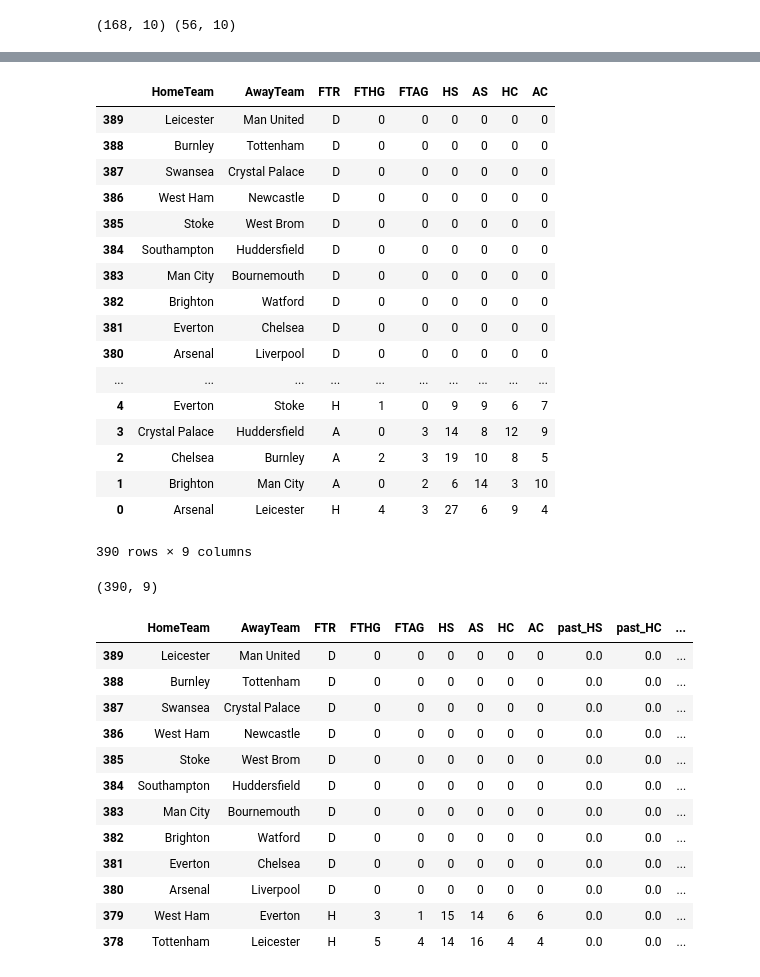
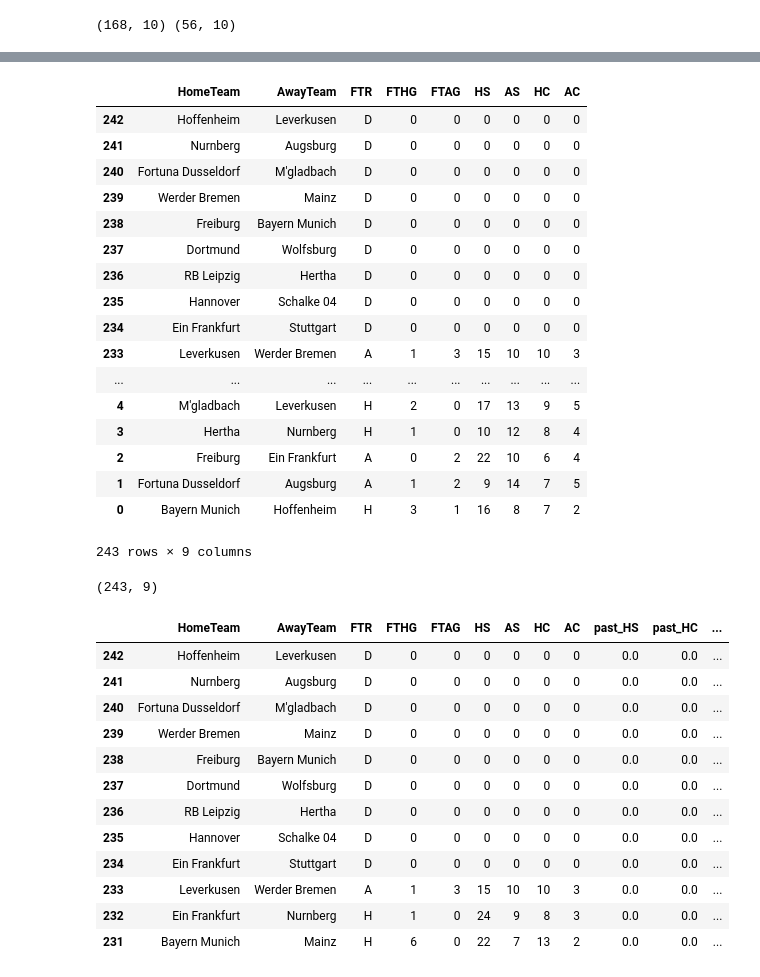
Before and after one commit to michaelbuchar/Bundesliga-Predictor, a Jupyter notebook: Bundesliga_Predictor_1819.ipynb, the cells around one changed output, grey strips where cells are left out. Saved outputs shown, nothing was run; the diff lists cells and outputs as text; code cells hidden in the pictures.

```diff
--- a/Bundesliga_Predictor_1819.ipynb
+++ b/Bundesliga_Predictor_1819.ipynb
@@ -474,45 +485,44 @@ feat_table.head()
 # %%
 # Adding next week fixtures
-new_fixtures = pd.DataFrame( [['Leicester','Man United','D',0,0,0,0,0,0],
-                             ['Burnley','Tottenham','D',0,0,0,0,0,0],
-                             ['Swansea','Crystal Palace','D',0,0,0,0,0,0],
-                             ['West Ham','Newcastle','D',0,0,0,0,0,0],
-                             ['Stoke','West Brom','D',0,0,0,0,0,0],
-                             ['Southampton','Huddersfield','D',0,0,0,0,0,0],
-                             ['Man City','Bournemouth','D',0,0,0,0,0,0],
-                             ['Brighton','Watford','D',0,0,0,0,0,0],
-                             ['Everton','Chelsea','D',0,0,0,0,0,0],
-                             ['Arsenal','Liverpool','D',0,0,0,0,0,0]],columns=feat_table.columns)
+new_fixtures = pd.DataFrame( [['Hoffenheim','Leverkusen','D',0,0,0,0,0,0],
+                             ['Nurnberg','Augsburg','D',0,0,0,0,0,0],
+                             ['Fortuna Dusseldorf',"M'gladbach",'D',0,0,0,0,0,0],
+                             ['Werder Bremen','Mainz','D',0,0,0,0,0,0],
+                             ['Freiburg','Bayern Munich','D',0,0,0,0,0,0],
+                             ['Dortmund','Wolfsburg','D',0,0,0,0,0,0],
+                             ['RB Leipzig','Hertha','D',0,0,0,0,0,0],
+                             ['Hannover','Schalke 04','D',0,0,0,0,0,0],
+                             ['Ein Frankfurt','Stuttgart','D',0,0,0,0,0,0]],columns=feat_table.columns)
 
 new_feat_table = new_fixtures.append(feat_table,ignore_index=True)
 new_feat_table = new_feat_table.sort_index(ascending=False)
 new_feat_table = new_feat_table.reset_index().drop(['index'], axis=1)
 new_feat_table = new_feat_table.sort_index(ascending=False)
 new_feat_table
 # %% [output]
 |  | HomeTeam | AwayTeam | FTR | FTHG | FTAG | HS | AS | HC | AC |
-| 389 | Leicester | Man United | D | 0 | 0 | 0 | 0 | 0 | 0 |
-| 388 | Burnley | Tottenham | D | 0 | 0 | 0 | 0 | 0 | 0 |
-| 387 | Swansea | Crystal Palace | D | 0 | 0 | 0 | 0 | 0 | 0 |
-| 386 | West Ham | Newcastle | D | 0 | 0 | 0 | 0 | 0 | 0 |
-| 385 | Stoke | West Brom | D | 0 | 0 | 0 | 0 | 0 | 0 |
-| 384 | Southampton | Huddersfield | D | 0 | 0 | 0 | 0 | 0 | 0 |
-| 383 | Man City | Bournemouth | D | 0 | 0 | 0 | 0 | 0 | 0 |
-| 382 | Brighton | Watford | D | 0 | 0 | 0 | 0 | 0 | 0 |
-| 381 | Everton | Chelsea | D | 0 | 0 | 0 | 0 | 0 | 0 |
-| 380 | Arsenal | Liverpool | D | 0 | 0 | 0 | 0 | 0 | 0 |
+| 242 | Hoffenheim | Leverkusen | D | 0 | 0 | 0 | 0 | 0 | 0 |
+| 241 | Nurnberg | Augsburg | D | 0 | 0 | 0 | 0 | 0 | 0 |
+| 240 | Fortuna Dusseldorf | M'gladbach | D | 0 | 0 | 0 | 0 | 0 | 0 |
+| 239 | Werder Bremen | Mainz | D | 0 | 0 | 0 | 0 | 0 | 0 |
+| 238 | Freiburg | Bayern Munich | D | 0 | 0 | 0 | 0 | 0 | 0 |
+| 237 | Dortmund | Wolfsburg | D | 0 | 0 | 0 | 0 | 0 | 0 |
+| 236 | RB Leipzig | Hertha | D | 0 | 0 | 0 | 0 | 0 | 0 |
+| 235 | Hannover | Schalke 04 | D | 0 | 0 | 0 | 0 | 0 | 0 |
+| 234 | Ein Frankfurt | Stuttgart | D | 0 | 0 | 0 | 0 | 0 | 0 |
+| 233 | Leverkusen | Werder Bremen | A | 1 | 3 | 15 | 10 | 10 | 3 |
 | ... | ... | ... | ... | ... | ... | ... | ... | ... | ... |
-| 4 | Everton | Stoke | H | 1 | 0 | 9 | 9 | 6 | 7 |
-| 3 | Crystal Palace | Huddersfield | A | 0 | 3 | 14 | 8 | 12 | 9 |
-| 2 | Chelsea | Burnley | A | 2 | 3 | 19 | 10 | 8 | 5 |
-| 1 | Brighton | Man City | A | 0 | 2 | 6 | 14 | 3 | 10 |
-| 0 | Arsenal | Leicester | H | 4 | 3 | 27 | 6 | 9 | 4 |
+| 4 | M'gladbach | Leverkusen | H | 2 | 0 | 17 | 13 | 9 | 5 |
+| 3 | Hertha | Nurnberg | H | 1 | 0 | 10 | 12 | 8 | 4 |
+| 2 | Freiburg | Ein Frankfurt | A | 0 | 2 | 22 | 10 | 6 | 4 |
+| 1 | Fortuna Dusseldorf | Augsburg | A | 1 | 2 | 9 | 14 | 7 | 5 |
+| 0 | Bayern Munich | Hoffenheim | H | 3 | 1 | 16 | 8 | 7 | 2 |
-390 rows × 9 columns
+243 rows × 9 columns
 # %%
 feat_table = new_feat_table
 feat_table.shape
 # %% [output]
-(390, 9)
+(243, 9)
 # %%
 # Past Home Shots, Home Corners, Home Goals...
 
@@ -527,18 +537,18 @@ feat_table["past_AG"] = 0.0
 feat_table.head(12)
 # %% [output]
 |  | HomeTeam | AwayTeam | FTR | FTHG | FTAG | HS | AS | HC | AC | past_HS | past_HC | ... |
-| 389 | Leicester | Man United | D | 0 | 0 | 0 | 0 | 0 | 0 | 0.0 | 0.0 | ... |
-| 388 | Burnley | Tottenham | D | 0 | 0 | 0 | 0 | 0 | 0 | 0.0 | 0.0 | ... |
-| 387 | Swansea | Crystal Palace | D | 0 | 0 | 0 | 0 | 0 | 0 | 0.0 | 0.0 | ... |
-| 386 | West Ham | Newcastle | D | 0 | 0 | 0 | 0 | 0 | 0 | 0.0 | 0.0 | ... |
-| 385 | Stoke | West Brom | D | 0 | 0 | 0 | 0 | 0 | 0 | 0.0 | 0.0 | ... |
-| 384 | Southampton | Huddersfield | D | 0 | 0 | 0 | 0 | 0 | 0 | 0.0 | 0.0 | ... |
-| 383 | Man City | Bournemouth | D | 0 | 0 | 0 | 0 | 0 | 0 | 0.0 | 0.0 | ... |
-| 382 | Brighton | Watford | D | 0 | 0 | 0 | 0 | 0 | 0 | 0.0 | 0.0 | ... |
-| 381 | Everton | Chelsea | D | 0 | 0 | 0 | 0 | 0 | 0 | 0.0 | 0.0 | ... |
-| 380 | Arsenal | Liverpool | D | 0 | 0 | 0 | 0 | 0 | 0 | 0.0 | 0.0 | ... |
-| 379 | West Ham | Everton | H | 3 | 1 | 15 | 14 | 6 | 6 | 0.0 | 0.0 | ... |
-| 378 | Tottenham | Leicester | H | 5 | 4 | 14 | 16 | 4 | 4 | 0.0 | 0.0 | ... |
+| 242 | Hoffenheim | Leverkusen | D | 0 | 0 | 0 | 0 | 0 | 0 | 0.0 | 0.0 | ... |
+| 241 | Nurnberg | Augsburg | D | 0 | 0 | 0 | 0 | 0 | 0 | 0.0 | 0.0 | ... |
+| 240 | Fortuna Dusseldorf | M'gladbach | D | 0 | 0 | 0 | 0 | 0 | 0 | 0.0 | 0.0 | ... |
+| 239 | Werder Bremen | Mainz | D | 0 | 0 | 0 | 0 | 0 | 0 | 0.0 | 0.0 | ... |
+| 238 | Freiburg | Bayern Munich | D | 0 | 0 | 0 | 0 | 0 | 0 | 0.0 | 0.0 | ... |
+| 237 | Dortmund | Wolfsburg | D | 0 | 0 | 0 | 0 | 0 | 0 | 0.0 | 0.0 | ... |
+| 236 | RB Leipzig | Hertha | D | 0 | 0 | 0 | 0 | 0 | 0 | 0.0 | 0.0 | ... |
+| 235 | Hannover | Schalke 04 | D | 0 | 0 | 0 | 0 | 0 | 0 | 0.0 | 0.0 | ... |
+| 234 | Ein Frankfurt | Stuttgart | D | 0 | 0 | 0 | 0 | 0 | 0 | 0.0 | 0.0 | ... |
+| 233 | Leverkusen | Werder Bremen | A | 1 | 3 | 15 | 10 | 10 | 3 | 0.0 | 0.0 | ... |
+| 232 | Ein Frankfurt | Nurnberg | H | 1 | 0 | 24 | 9 | 8 | 3 | 0.0 | 0.0 | ... |
+| 231 | Bayern Munich | Mainz | H | 6 | 0 | 22 | 7 | 13 | 2 | 0.0 | 0.0 | ... |
 # %%
 ### testing
 for index,row in feat_table.iterrows():
```
Also changed, not shown: parts of 35 cells of this notebook, 1 other file.
